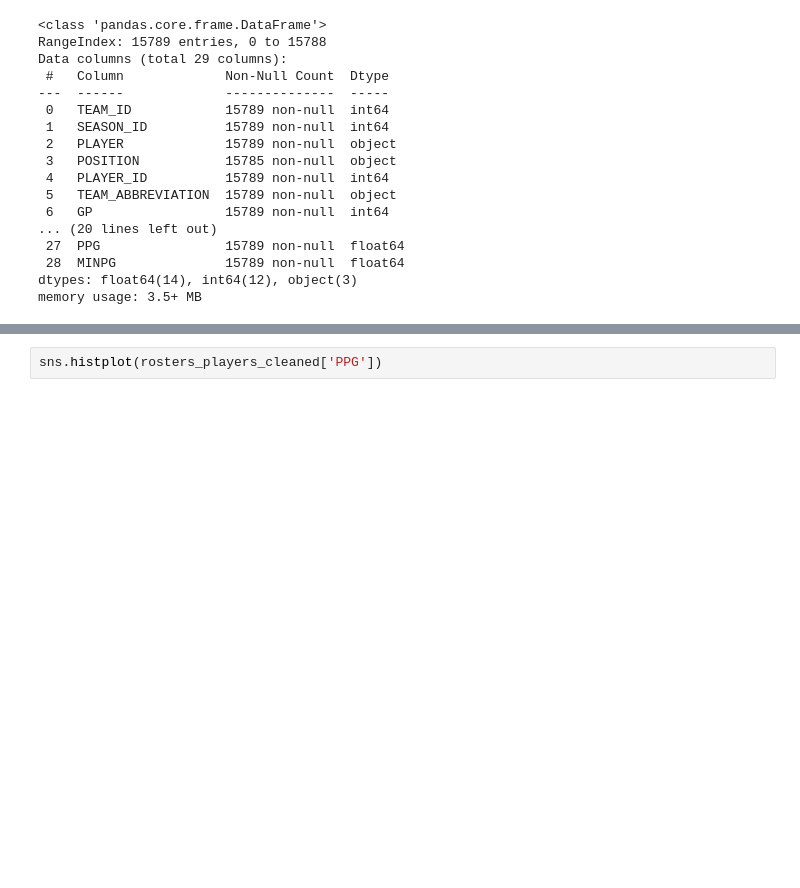
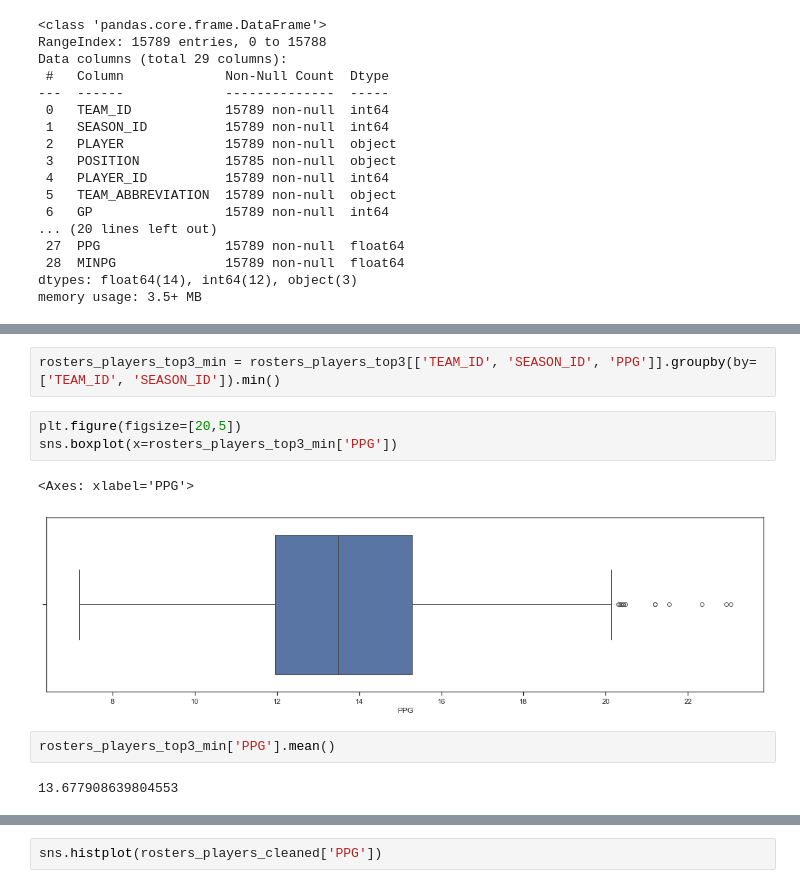
Before and after one commit to marcelcastrolima/nba_data_project, a Jupyter notebook: nba_csv.ipynb, the cells around one changed output, grey strips where cells are left out. Saved outputs shown, nothing was run; the diff lists cells and outputs as text; blank space fills up the shorter version.

```diff
--- a/nba_csv.ipynb
+++ b/nba_csv.ipynb
@@ -456,0 +469,12 @@ rosters_players_top3.sort_values(['TEAM_ID','SEASON_ID']).head(60)
+# %%
+rosters_players_top3_min = rosters_players_top3[['TEAM_ID', 'SEASON_ID', 'PPG']].groupby(by=['TEAM_ID', 'SEASON_ID']).min()
+# %%
+plt.figure(figsize=[20,5])
+sns.boxplot(x=rosters_players_top3_min['PPG'])
+# %% [output]
+<Axes: xlabel='PPG'>
+[figure, added]
+# %%
+rosters_players_top3_min['PPG'].mean()
+# %% [output]
+13.677908639804553
```
Also changed, not shown: parts of 11 cells of this notebook.
